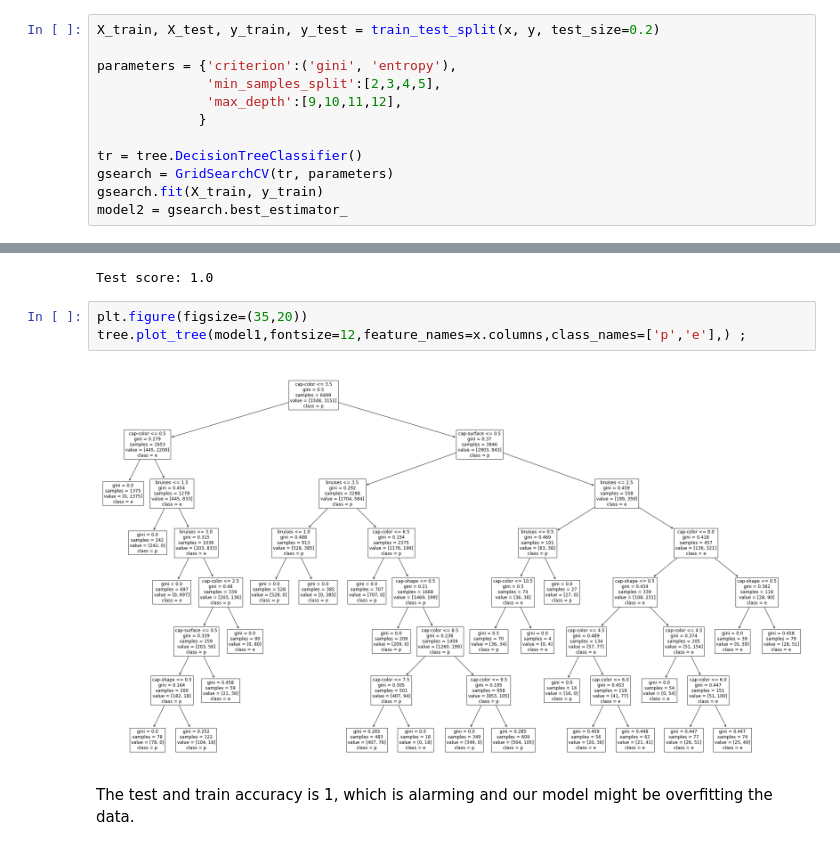
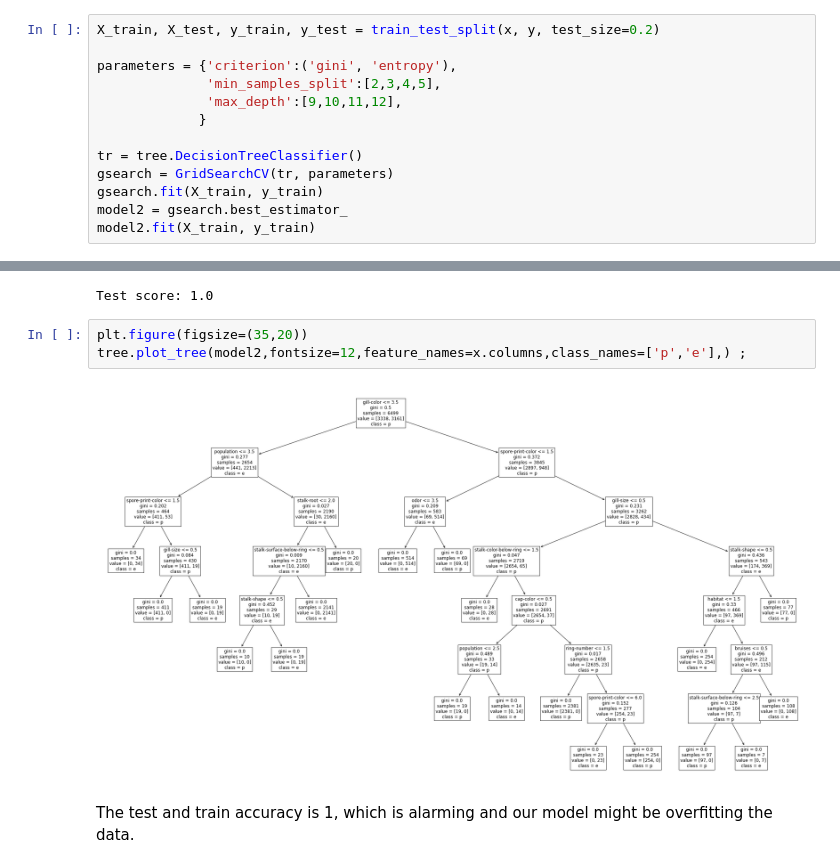
Before and after one commit to rohankavari/MachineLearning, a Jupyter notebook: decision_tree_mushroom_data.ipynb, the cells around one changed output, grey strips where cells are left out. Cells and saved outputs as stored; diff of their text form.

```diff
--- a/decision_tree_mushroom_data.ipynb
+++ b/decision_tree_mushroom_data.ipynb
@@ -40,3 +47,4 @@ tr = tree.DecisionTreeClassifier()
 gsearch = GridSearchCV(tr, parameters)
 gsearch.fit(X_train, y_train)
 model2 = gsearch.best_estimator_
+model2.fit(X_train, y_train)
@@ -52,9 +67,9 @@ print("Test score:",score)
 Test score: 1.0
 # %%
 plt.figure(figsize=(35,20))
-tree.plot_tree(model1,fontsize=12,feature_names=x.columns,class_names=['p','e'],) ;
+tree.plot_tree(model2,fontsize=12,feature_names=x.columns,class_names=['p','e'],) ;
 # %% [output]
-[figure, old version]
+[figure, new version]
 # %% [markdown]
 The test and train accuracy is 1, which is alarming and our model might be overfitting the data.
 # %% [markdown]
```
Also changed, not shown: parts of 17 cells of this notebook.
